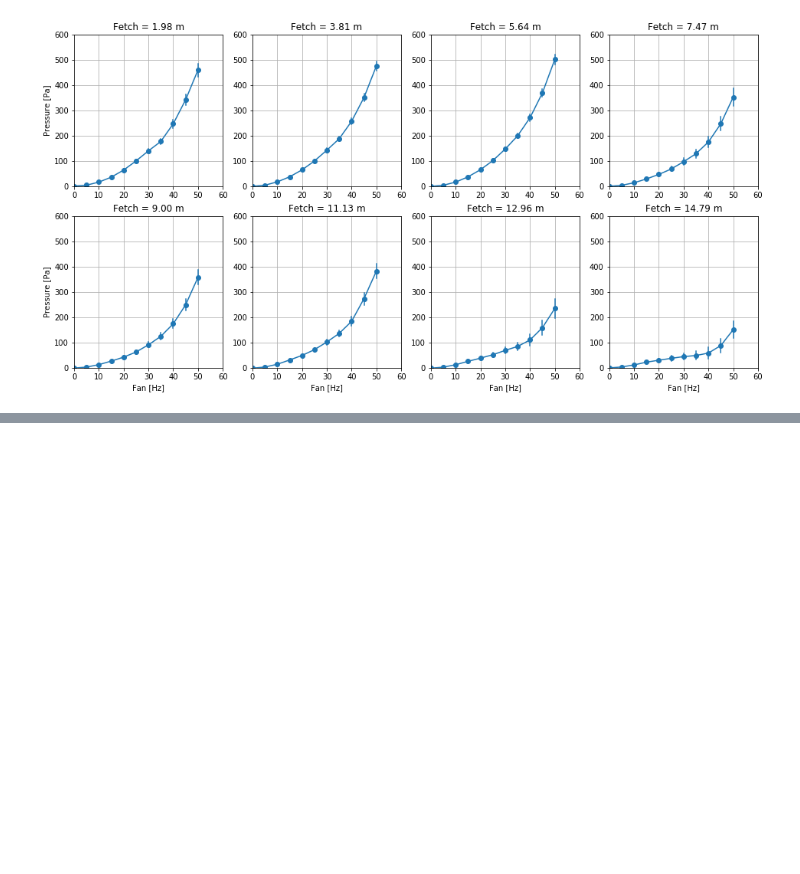
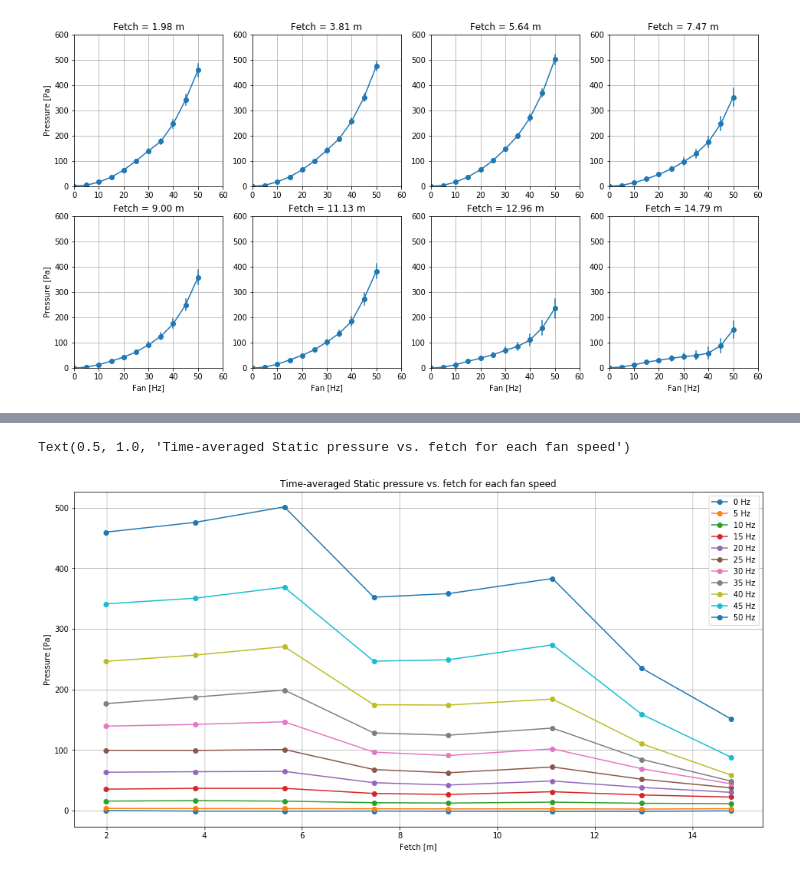
Before and after one commit to sustain-lab/sustain-drag-2020, a Jupyter notebook: scanivalve_pressure.ipynb, the cells around one changed output, grey strips where cells are left out. Cells and saved outputs as stored; diff of their text form; code cells hidden in the pictures; blank space fills up the shorter version.

```diff
--- a/scanivalve_pressure.ipynb
+++ b/scanivalve_pressure.ipynb
@@ -94,0 +124,12 @@ for j in range(2):
+# %%
+fig = plt.figure(figsize=(16, 8))
+for n in range(len(fan)):
+    plt.plot(x, pmean[n,:], marker='o', label=str(fan[n]) + ' Hz')
+plt.legend(loc='upper right')
+plt.grid()
+plt.xlabel('Fetch [m]')
+plt.ylabel('Pressure [Pa]')
+plt.title('Time-averaged Static pressure vs. fetch for each fan speed')
+# %% [output]
+Text(0.5, 1.0, 'Time-averaged Static pressure vs. fetch for each fan speed')
+[figure, added]
```
Also changed, not shown: parts of 6 cells of this notebook.
